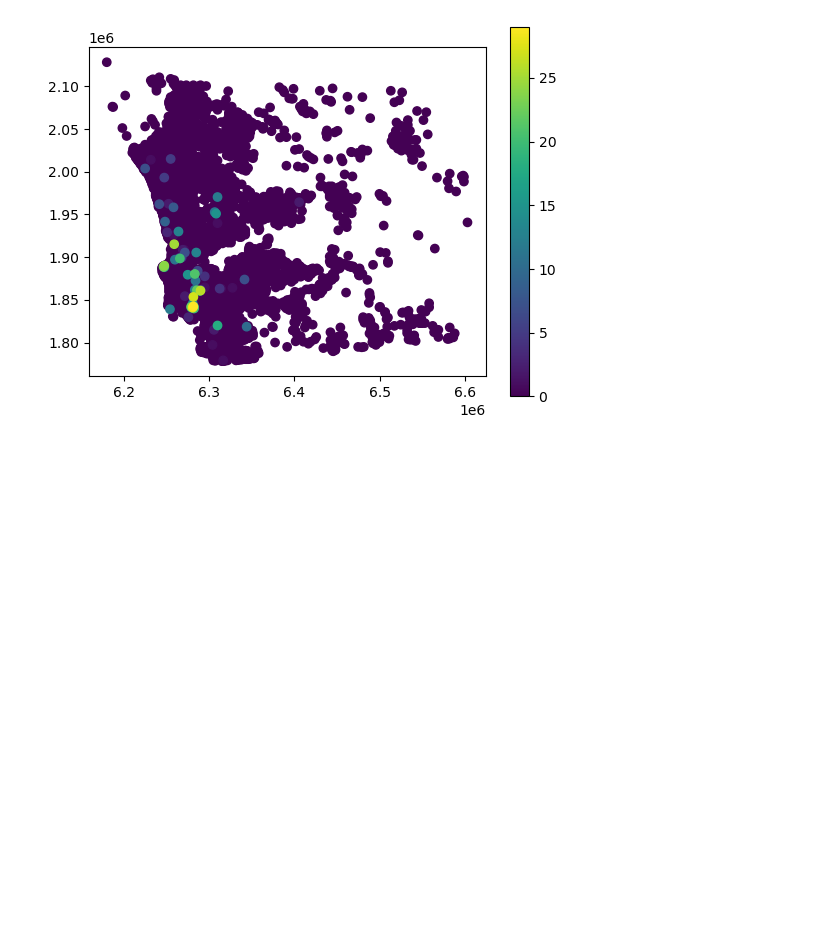
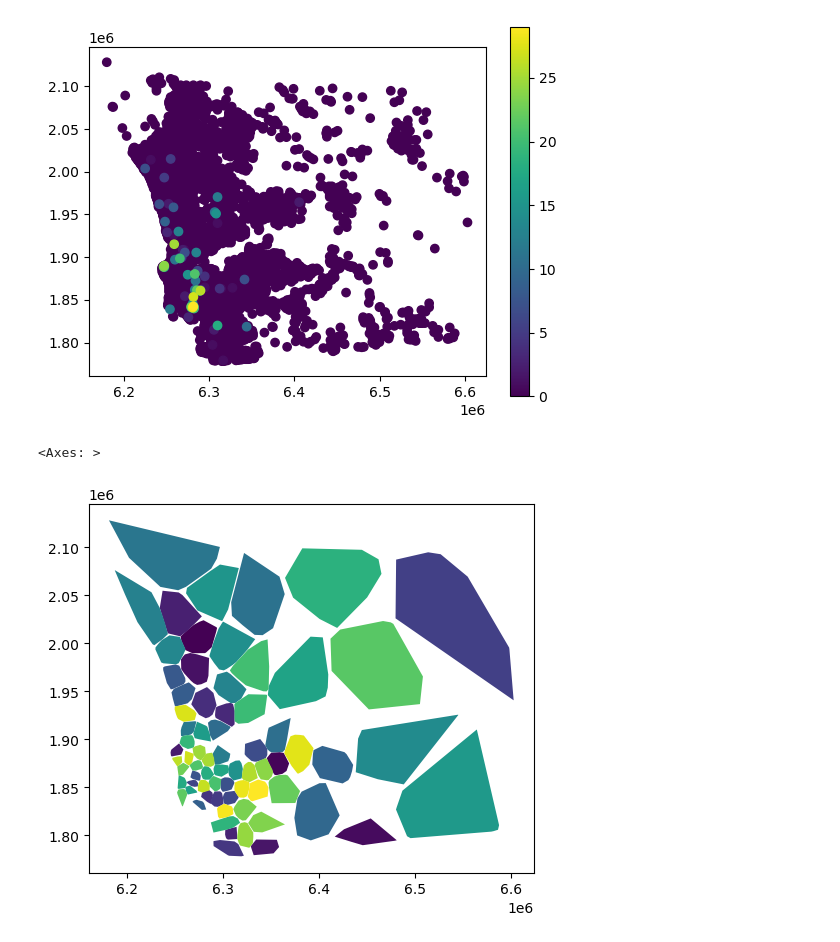
Before and after one commit to michaelmss/DSC180A-Activity-Centers, a Jupyter notebook: Notebooks/Hexbins.ipynb, the cells around one changed output. Drawn from its saved outputs; the diff is of its cells as text; code cells hidden in the pictures; blank space fills up the shorter version.

Commit message:
added elementary polygon generation

```diff
--- a/Notebooks/Hexbins.ipynb
+++ b/Notebooks/Hexbins.ipynb
@@ -89,3 +90,22 @@ df.plot(column='cluster_label', legend=True)
 # %% [output]
 <Axes: >
 [figure]
+# %%
+poly_df = full_merge.merge(df[['index_left','cluster']],how='left')
+poly_df = poly_df[poly_df['POINT_X']!=0]
+geometry = poly_df['geometry'].apply(Point)
+gpdf = gpd.GeoDataFrame(poly_df, geometry=geometry)
+
+grouped = gpdf.groupby('cluster')
+
+polygons = []
+for cluster, group in grouped:
+    polygon = group['geometry'].unary_union.convex_hull
+    polygons.append({'cluster': cluster, 'geometry': polygon})
+
+polygons_gdf = gpd.GeoDataFrame(polygons)
+
+polygons_gdf.plot(column='cluster')
+# %% [output]
+<Axes: >
+[figure, added]
```
Also changed, not shown: parts of 1 cell of this notebook.
